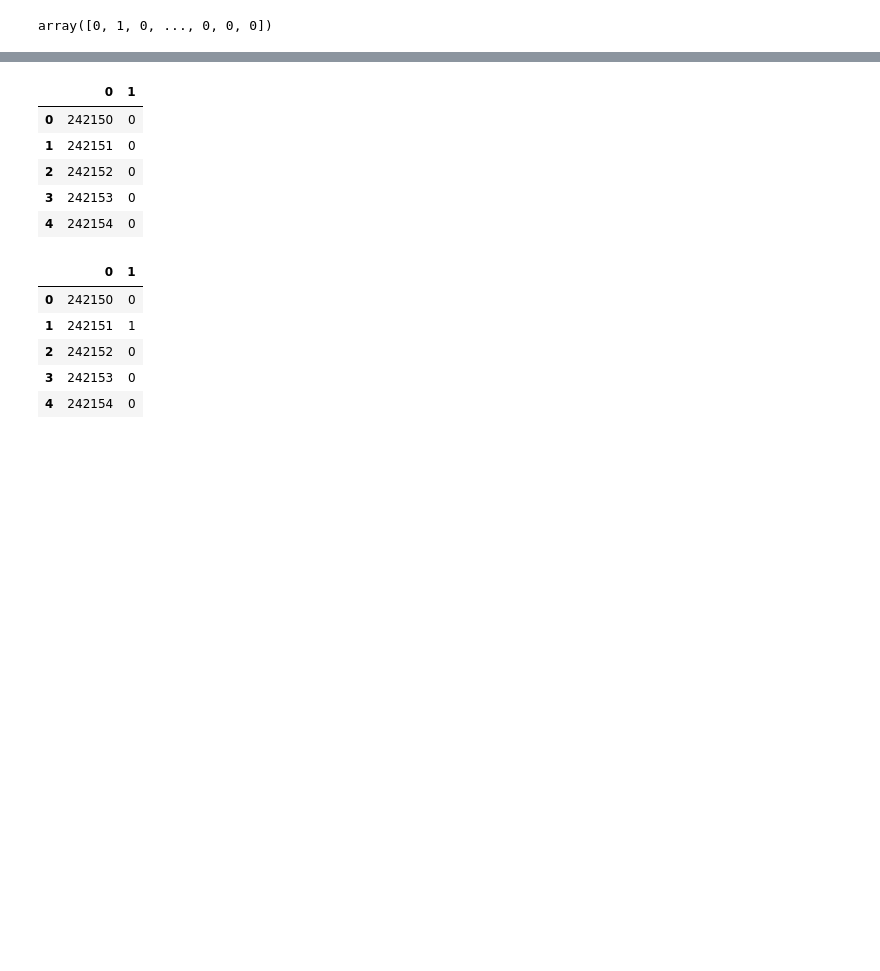
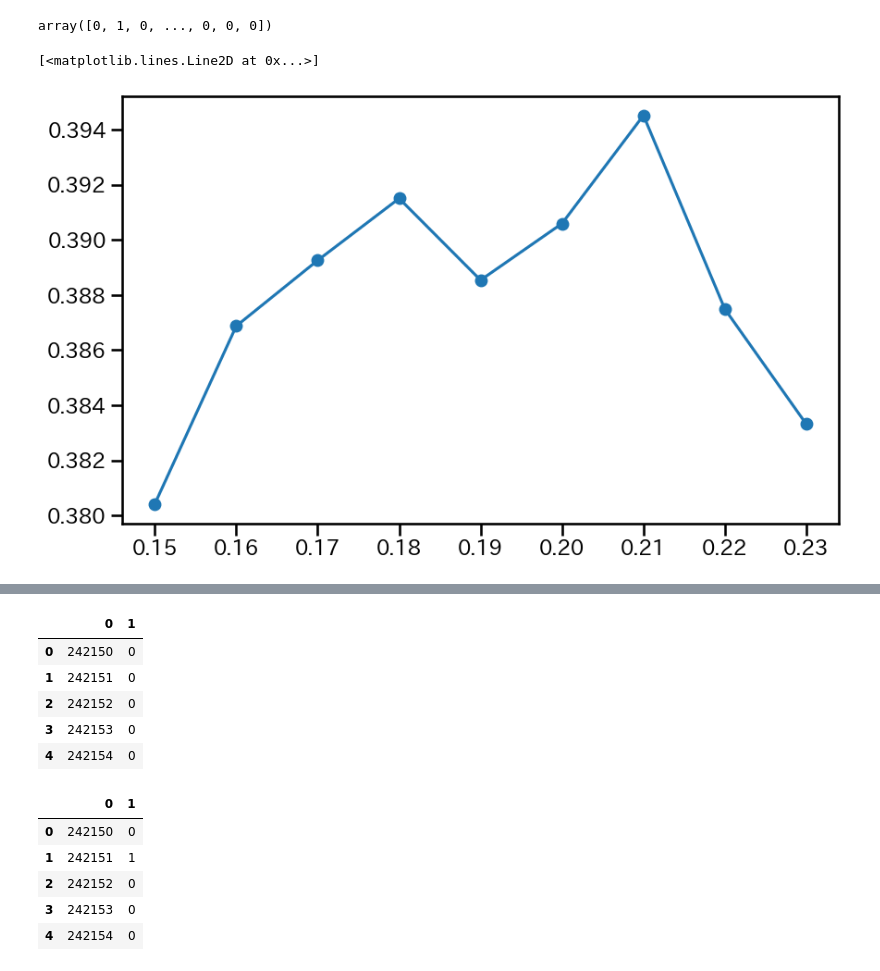
Before and after one commit to hamahamahamarn/ML_classifier_test, a Jupyter notebook: 債務不履行リスクの低減.ipynb, the cells around one changed output, grey strips where cells are left out. Drawn from its saved outputs; the diff is of its cells as text; code cells hidden in the pictures; blank space fills up the shorter version.

```diff
--- a/債務不履行リスクの低減.ipynb
+++ b/債務不履行リスクの低減.ipynb
@@ -378,7 +371,7 @@ Individual => 0
 Joint App => 1
 # %%
 # ダミー化('purpose')
-df = pd.get_dummies(df)
+df = pd.get_dummies(df, dtype='uint8')
 df.head()
 # %% [output]
 |  | id | loan_amnt | term | interest_rate | grade | employment_length | credit_score | ... |
@@ -1409,6 +1302,22 @@ y_preds = model.predict(X_valid, num_iteration=model.best_iteration)
 y_preds = np.where(y_preds > 0.20, 1, 0)
 f1 = f1_score(y_valid, y_preds)
 print(f1)
+# %%
+# lightgbm（閾値を動かしてみる）
+f1_lst = []
+num = np.arange(0.15, 0.23, 0.01)
+for i in num:
+    y_pred = model.predict(X_valid)
+    y_pred = np.where(y_pred > i, 1, 0)
+    f1 = f1_score(y_valid, y_pred)
+    f1_lst.append(f1)
+# %%
+# だいたい閾値として0.20が最適なケースが多い
+plt.figure(figsize=(10, 6))
+plt.plot(num, f1_lst, label='精度の推移', marker='o')
+# %% [output]
+[<matplotlib.lines.Line2D at 0x...>]
+[figure, added]
 # %%
 # # データの保存
 # # 学習モデルの保存
```
Also changed, not shown: parts of 57 cells of this notebook, 1 other file.
